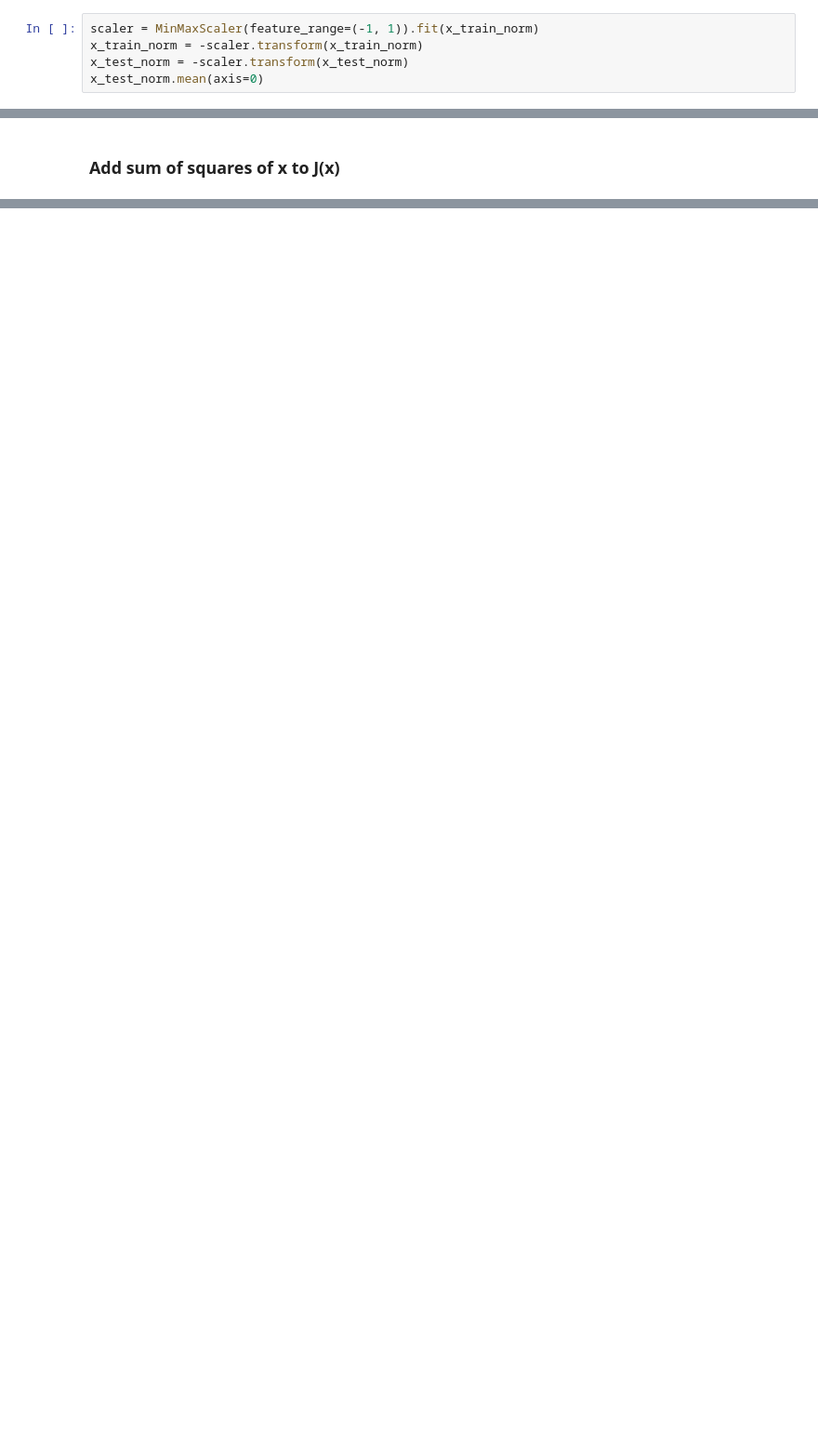
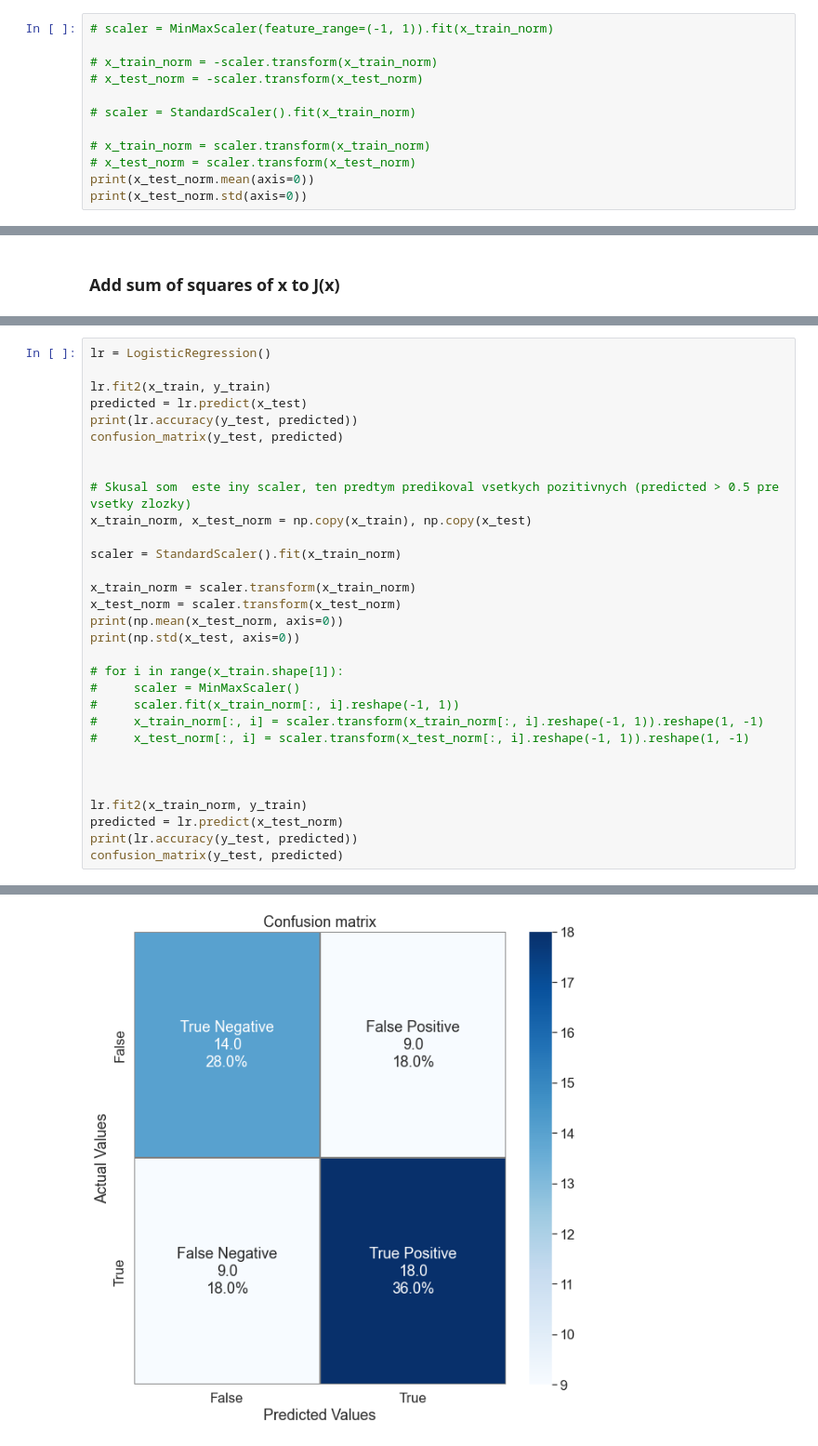
Before and after one commit to TheKompot/LogisticRegression, a Jupyter notebook: logistic_regression.ipynb, the cells around one changed output, grey strips where cells are left out. Shown at 93% size. Saved outputs shown, nothing was run; the diff lists cells and outputs as text; blank space fills up the shorter version.

Commit message:
test: Test adjusted objective function

```diff
--- a/logistic_regression.ipynb
+++ b/logistic_regression.ipynb
@@ -192,8 +201,15 @@ Normalized data
 # %%
 x_train_norm, x_test_norm = np.copy(x_train), np.copy(x_test)
 # %%
-scaler = MinMaxScaler(feature_range=(-1, 1)).fit(x_train_norm)
-x_train_norm = -scaler.transform(x_train_norm)
-x_test_norm = -scaler.transform(x_test_norm)
-x_test_norm.mean(axis=0)
+# scaler = MinMaxScaler(feature_range=(-1, 1)).fit(x_train_norm)
+
+# x_train_norm = -scaler.transform(x_train_norm)
+# x_test_norm = -scaler.transform(x_test_norm)
+
+# scaler = StandardScaler().fit(x_train_norm)
+
+# x_train_norm = scaler.transform(x_train_norm)
+# x_test_norm = scaler.transform(x_test_norm)
+print(x_test_norm.mean(axis=0))
+print(x_test_norm.std(axis=0))
 # %% [output]
@@ -239,0 +241,32 @@ confusion_matrix(y_test, predicted)
+# %%
+lr = LogisticRegression()
+
+lr.fit2(x_train, y_train)
+predicted = lr.predict(x_test)
+print(lr.accuracy(y_test, predicted))
+confusion_matrix(y_test, predicted)
+
+
+# Skusal som  este iny scaler, ten predtym predikoval vsetkych pozitivnych (predicted > 0.5 pre vsetky zlozky)
+x_train_norm, x_test_norm = np.copy(x_train), np.copy(x_test)
+
+scaler = StandardScaler().fit(x_train_norm)
+
+x_train_norm = scaler.transform(x_train_norm)
+x_test_norm = scaler.transform(x_test_norm)
+print(np.mean(x_test_norm, axis=0))
+print(np.std(x_test, axis=0))
+
+# for i in range(x_train.shape[1]):
+#     scaler = MinMaxScaler()
+#     scaler.fit(x_train_norm[:, i].reshape(-1, 1))
+#     x_train_norm[:, i] = scaler.transform(x_train_norm[:, i].reshape(-1, 1)).reshape(1, -1)
+#     x_test_norm[:, i] = scaler.transform(x_test_norm[:, i].reshape(-1, 1)).reshape(1, -1)
+
+
+
+lr.fit2(x_train_norm, y_train)
+predicted = lr.predict(x_test_norm)
+print(lr.accuracy(y_test, predicted))
+confusion_matrix(y_test, predicted)
+# %% [output]
@@ -239,0 +274 @@ confusion_matrix(y_test, predicted)
+[figure, added]
```
Also changed, not shown: parts of 6 cells of this notebook.
